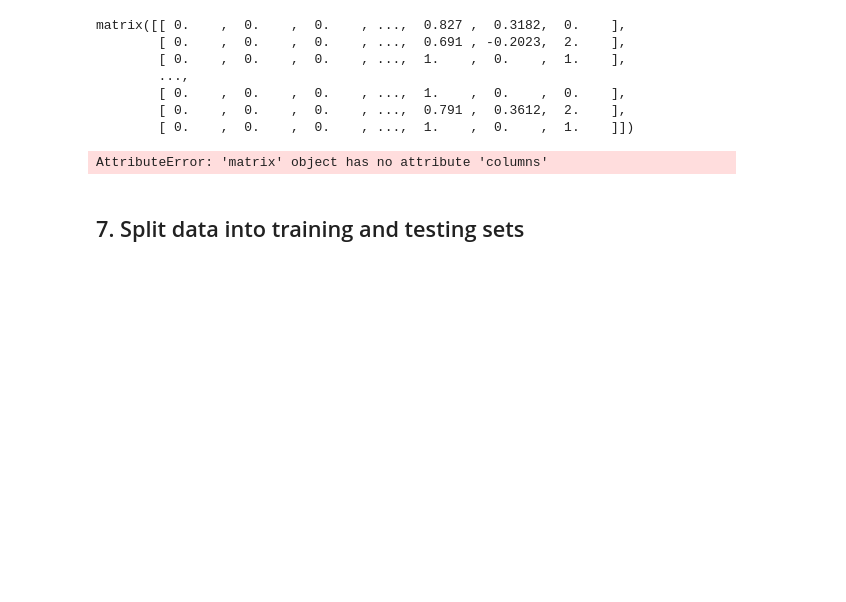
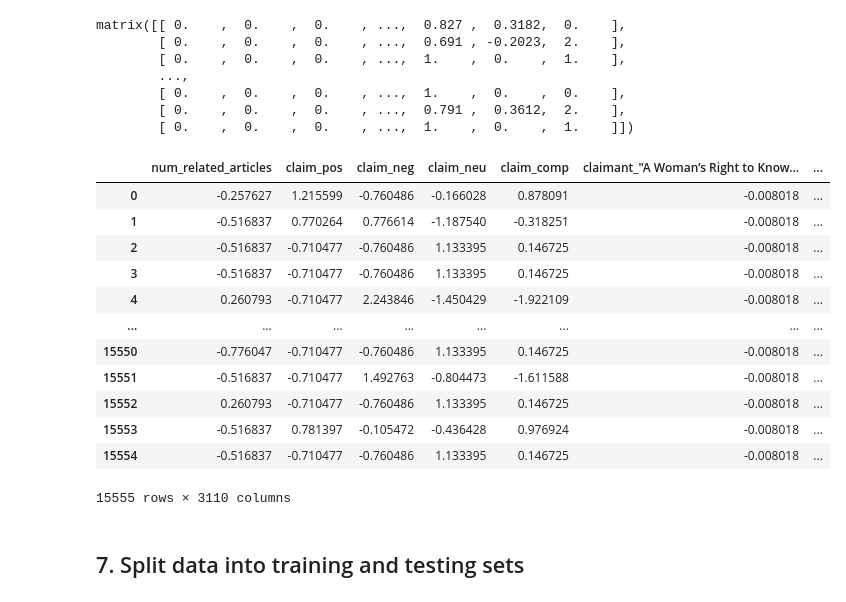
Before and after one commit to kingbd2/Fake_News_Data_Cup, a Jupyter notebook: 2.DataPreparation.ipynb, the cells around one changed output. Drawn from its saved outputs; the diff is of its cells as text; code cells hidden in the pictures; blank space fills up the shorter version.

```diff
--- a/2.DataPreparation.ipynb
+++ b/2.DataPreparation.ipynb
@@ -272,14 +282,28 @@ matrix([[ 0.    ,  0.    ,  0.    , ...,  0.827 ,  0.3182,  0.    ],
 np.savetxt("data/dataset.csv", stacked, delimiter=",")
 # %%
 from sklearn import preprocessing# Get column names first
-names = stacked.columns# Create the Scaler object
+names = features_ohe_pandas.columns# Create the Scaler object
 scaler = preprocessing.StandardScaler()# Fit your data on the scaler object
-scaled_features = scaler.fit_transform(stacked)
+scaled_features = scaler.fit_transform(features_ohe_pandas)
 scaled_features = pd.DataFrame(scaled_features, columns=names)
 
 # scaled_labels = scaler.fit_transform(labels.reshape(-1, 1))
-# %% [output]
-AttributeError: 'matrix' object has no attribute 'columns'
+# %%
+scaled_features
+# %% [output]
+|  | num_related_articles | claim_pos | claim_neg | claim_neu | claim_comp | claimant_"A Woman’s Right to Know... | ... |
+| 0 | -0.257627 | 1.215599 | -0.760486 | -0.166028 | 0.878091 | -0.008018 | ... |
+| 1 | -0.516837 | 0.770264 | 0.776614 | -1.187540 | -0.318251 | -0.008018 | ... |
+| 2 | -0.516837 | -0.710477 | -0.760486 | 1.133395 | 0.146725 | -0.008018 | ... |
+| 3 | -0.516837 | -0.710477 | -0.760486 | 1.133395 | 0.146725 | -0.008018 | ... |
+| 4 | 0.260793 | -0.710477 | 2.243846 | -1.450429 | -1.922109 | -0.008018 | ... |
+| ... | ... | ... | ... | ... | ... | ... | ... |
+| 15550 | -0.776047 | -0.710477 | -0.760486 | 1.133395 | 0.146725 | -0.008018 | ... |
+| 15551 | -0.516837 | -0.710477 | 1.492763 | -0.804473 | -1.611588 | -0.008018 | ... |
+| 15552 | 0.260793 | -0.710477 | -0.760486 | 1.133395 | 0.146725 | -0.008018 | ... |
+| 15553 | -0.516837 | 0.781397 | -0.105472 | -0.436428 | 0.976924 | -0.008018 | ... |
+| 15554 | -0.516837 | -0.710477 | -0.760486 | 1.133395 | 0.146725 | -0.008018 | ... |
+15555 rows × 3110 columns
 # %% [markdown]
 ## 7. Split data into training and testing sets
 # %%
```
Also changed, not shown: parts of 25 cells of this notebook, 21 other files.
